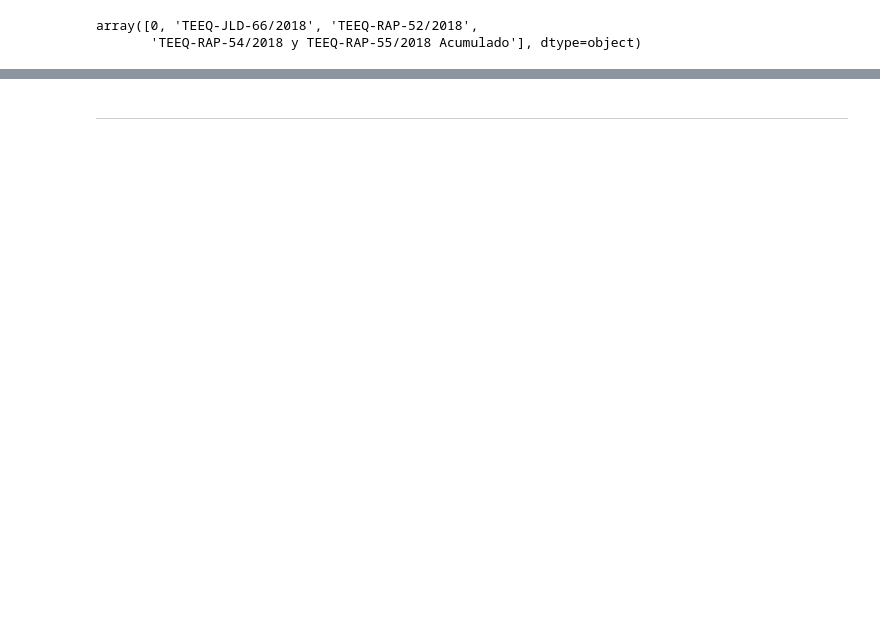
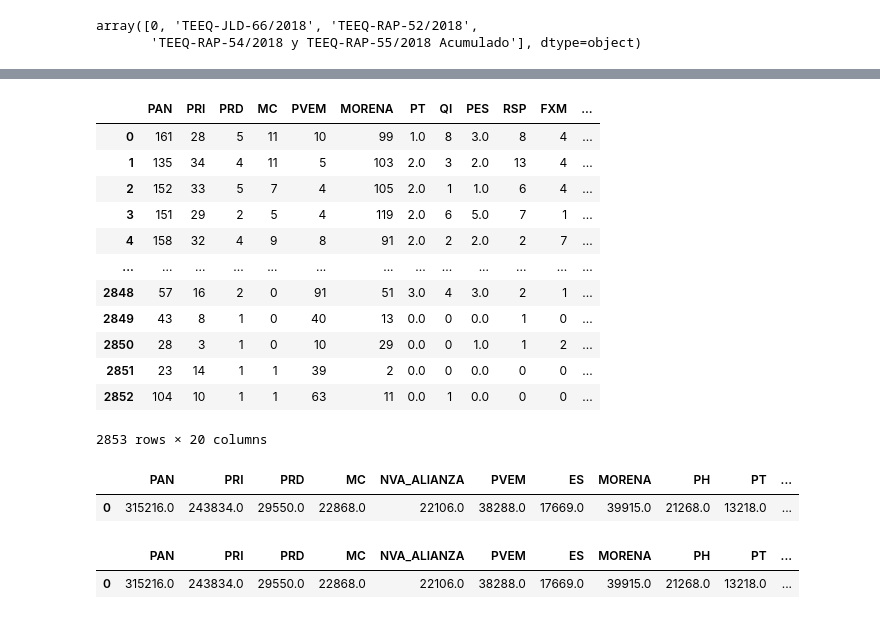
Before and after one commit to fitomx19/BIGDATA, a Jupyter notebook: PRACTICA_2/EXPLORACION.ipynb, the cells around one changed output, grey strips where cells are left out. Drawn from its saved outputs; the diff is of its cells as text; code cells hidden in the pictures; blank space fills up the shorter version.

```diff
--- a/PRACTICA_2/EXPLORACION.ipynb
+++ b/PRACTICA_2/EXPLORACION.ipynb
@@ -861,5 +872,3 @@ array([0, 'TEEQ-JLD-66/2018', 'TEEQ-RAP-52/2018',
 | 2 | SANTIAGO DE QUERETARO | QUERETARO | 277 | C | 2 | 0 | C02 | 152 | ... |
 | 3 | SANTIAGO DE QUERETARO | QUERETARO | 277 | C | 3 | 0 | C03 | 151 | ... |
 | 4 | SANTIAGO DE QUERETARO | QUERETARO | 277 | C | 4 | 0 | C04 | 158 | ... |
-# %% [markdown]
----------------
@@ -865,0 +877,16 @@ array([0, 'TEEQ-JLD-66/2018', 'TEEQ-RAP-52/2018',
+# %%
+votos2021
+# %% [output]
+|  | PAN | PRI | PRD | MC | PVEM | MORENA | PT | QI | PES | RSP | FXM | ... |
+| 0 | 161 | 28 | 5 | 11 | 10 | 99 | 1.0 | 8 | 3.0 | 8 | 4 | ... |
+| 1 | 135 | 34 | 4 | 11 | 5 | 103 | 2.0 | 3 | 2.0 | 13 | 4 | ... |
+| 2 | 152 | 33 | 5 | 7 | 4 | 105 | 2.0 | 1 | 1.0 | 6 | 4 | ... |
+| 3 | 151 | 29 | 2 | 5 | 4 | 119 | 2.0 | 6 | 5.0 | 7 | 1 | ... |
+| 4 | 158 | 32 | 4 | 9 | 8 | 91 | 2.0 | 2 | 2.0 | 2 | 7 | ... |
+| ... | ... | ... | ... | ... | ... | ... | ... | ... | ... | ... | ... | ... |
+| 2848 | 57 | 16 | 2 | 0 | 91 | 51 | 3.0 | 4 | 3.0 | 2 | 1 | ... |
+| 2849 | 43 | 8 | 1 | 0 | 40 | 13 | 0.0 | 0 | 0.0 | 1 | 0 | ... |
+| 2850 | 28 | 3 | 1 | 0 | 10 | 29 | 0.0 | 0 | 1.0 | 1 | 2 | ... |
+| 2851 | 23 | 14 | 1 | 1 | 39 | 2 | 0.0 | 0 | 0.0 | 0 | 0 | ... |
+| 2852 | 104 | 10 | 1 | 1 | 63 | 11 | 0.0 | 1 | 0.0 | 0 | 0 | ... |
+2853 rows × 20 columns
@@ -865,0 +897,13 @@ array([0, 'TEEQ-JLD-66/2018', 'TEEQ-RAP-52/2018',
+# %%
+# Convertir los totales a un nuevo DataFrame
+dataset_total_2015 = pd.DataFrame(Cvotos2015).T
+dataset_total_2018 = pd.DataFrame(Cvotos2018).T
+dataset_total_2021 = pd.DataFrame(Cvotos2021).T
+# %% [output]
+|  | PAN | PRI | PRD | MC | NVA_ALIANZA | PVEM | ES | MORENA | PH | PT | ... |
+| 0 | 315216.0 | 243834.0 | 29550.0 | 22868.0 | 22106.0 | 38288.0 | 17669.0 | 39915.0 | 21268.0 | 13218.0 | ... |
+# %%
+dataset_total_2015
+# %% [output]
+|  | PAN | PRI | PRD | MC | NVA_ALIANZA | PVEM | ES | MORENA | PH | PT | ... |
+| 0 | 315216.0 | 243834.0 | 29550.0 | 22868.0 | 22106.0 | 38288.0 | 17669.0 | 39915.0 | 21268.0 | 13218.0 | ... |
```
Also changed, not shown: parts of 14 cells of this notebook.
